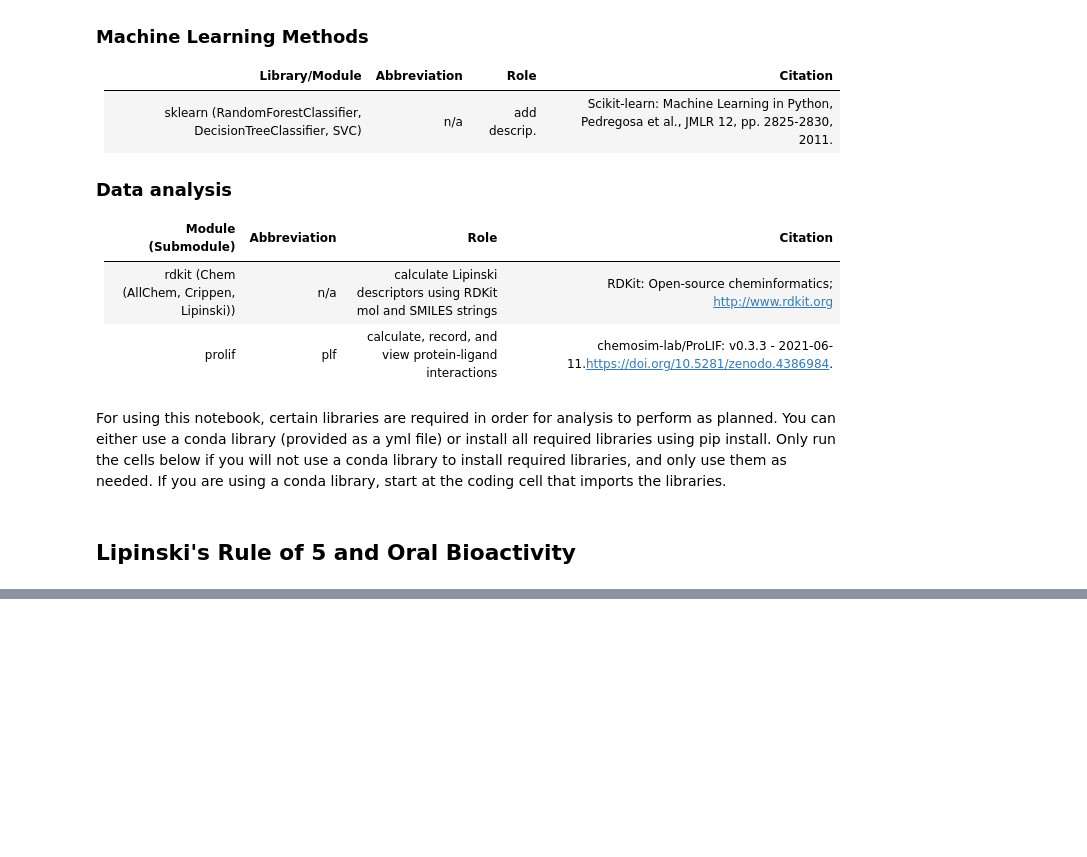
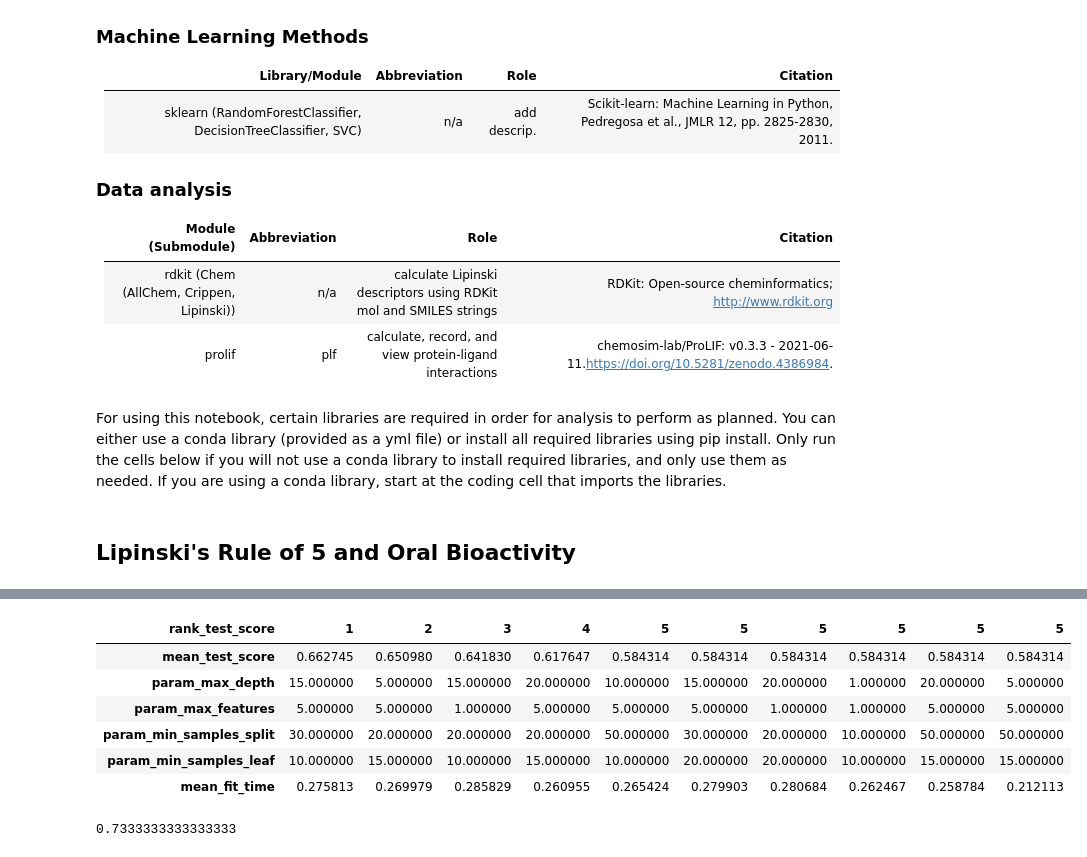
Before and after one commit to leesch27/basil_dock, a Jupyter notebook: ml-analysis.ipynb, the cells around one changed output, grey strips where cells are left out. Saved outputs shown, nothing was run; the diff lists cells and outputs as text; code cells hidden in the pictures; blank space fills up the shorter version.

```diff
--- a/ml-analysis.ipynb
+++ b/ml-analysis.ipynb
@@ -218,0 +321,6 @@ lro5
+# %%
+bioactive_df = pd.read_csv("data/oral_bioactive_test_train.csv")
+# %%
+features_lro5 = bioactive_df.drop(columns = ["filename_hydrogens", "smiles", "mol_refractivity", "rotatable_bonds", "polar_surface_area", "orally_bioactive", "mol"])
+target = bioactive_df["orally_bioactive"]
+X_train_lro5, X_test_lro5, y_train_lro5, y_test_lro5 = train_test_split(features_lro5, target, random_state = 27)
@@ -218,0 +340,12 @@ lro5
+# %%
+rf_param_grid = {
+    "max_depth": [1, 5, 10, 15, 20],
+    "max_features": [1, 5, 10, 15, 20],
+    "min_samples_split": [10, 20, 30, 40, 50],
+    "min_samples_leaf": [5, 10, 15, 20]
+}
+rf_random_search = RandomizedSearchCV(
+    RandomForestClassifier(), param_distributions=rf_param_grid, n_jobs=-1, n_iter=10, cv=5, random_state=123
+)
+# %%
+rf_random_search.fit(X_train_lro5, y_train_lro5)
@@ -218,0 +360,18 @@ lro5
+# %%
+pd.DataFrame(rf_random_search.cv_results_)[
+    ["mean_test_score","param_max_depth","param_max_features", "param_min_samples_split", "param_min_samples_leaf", "mean_fit_time","rank_test_score",]
+].set_index("rank_test_score").sort_index().T
+# %% [output]
+| rank_test_score | 1 | 2 | 3 | 4 | 5 | 5 | 5 | 5 | 5 | 5 |
+| mean_test_score | 0.662745 | 0.650980 | 0.641830 | 0.617647 | 0.584314 | 0.584314 | 0.584314 | 0.584314 | 0.584314 | 0.584314 |
+| param_max_depth | 15.000000 | 5.000000 | 15.000000 | 20.000000 | 10.000000 | 15.000000 | 20.000000 | 1.000000 | 20.000000 | 5.000000 |
+| param_max_features | 5.000000 | 5.000000 | 1.000000 | 5.000000 | 5.000000 | 5.000000 | 1.000000 | 1.000000 | 5.000000 | 5.000000 |
+| param_min_samples_split | 30.000000 | 20.000000 | 20.000000 | 20.000000 | 50.000000 | 30.000000 | 20.000000 | 10.000000 | 50.000000 | 50.000000 |
+| param_min_samples_leaf | 10.000000 | 15.000000 | 10.000000 | 15.000000 | 10.000000 | 20.000000 | 20.000000 | 10.000000 | 15.000000 | 15.000000 |
+| mean_fit_time | 0.275813 | 0.269979 | 0.285829 | 0.260955 | 0.265424 | 0.279903 | 0.280684 | 0.262467 | 0.258784 | 0.212113 |
+# %%
+rf_optimal_lro5 = RandomForestClassifier(max_depth = 15, max_features=5, min_samples_split = 30, min_samples_leaf = 10)
+rf_optimal_lro5.fit(X_train_lro5, y_train_lro5)
+rf_optimal_lro5.score(X_test_lro5, y_test_lro5)
+# %% [output]
+0.7333333333333333
```
Also changed, not shown: parts of 25 cells of this notebook, 2 other files.
